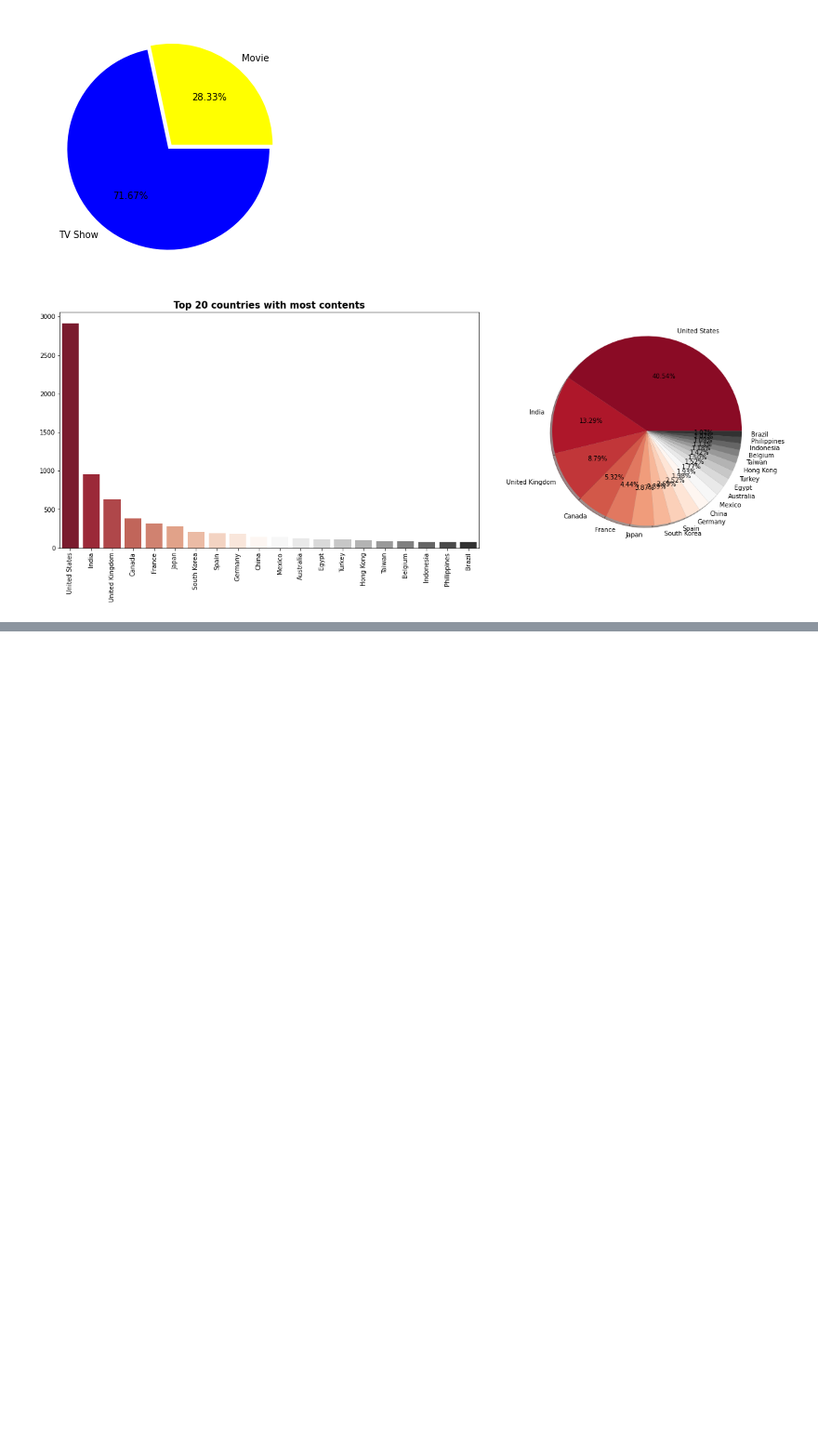
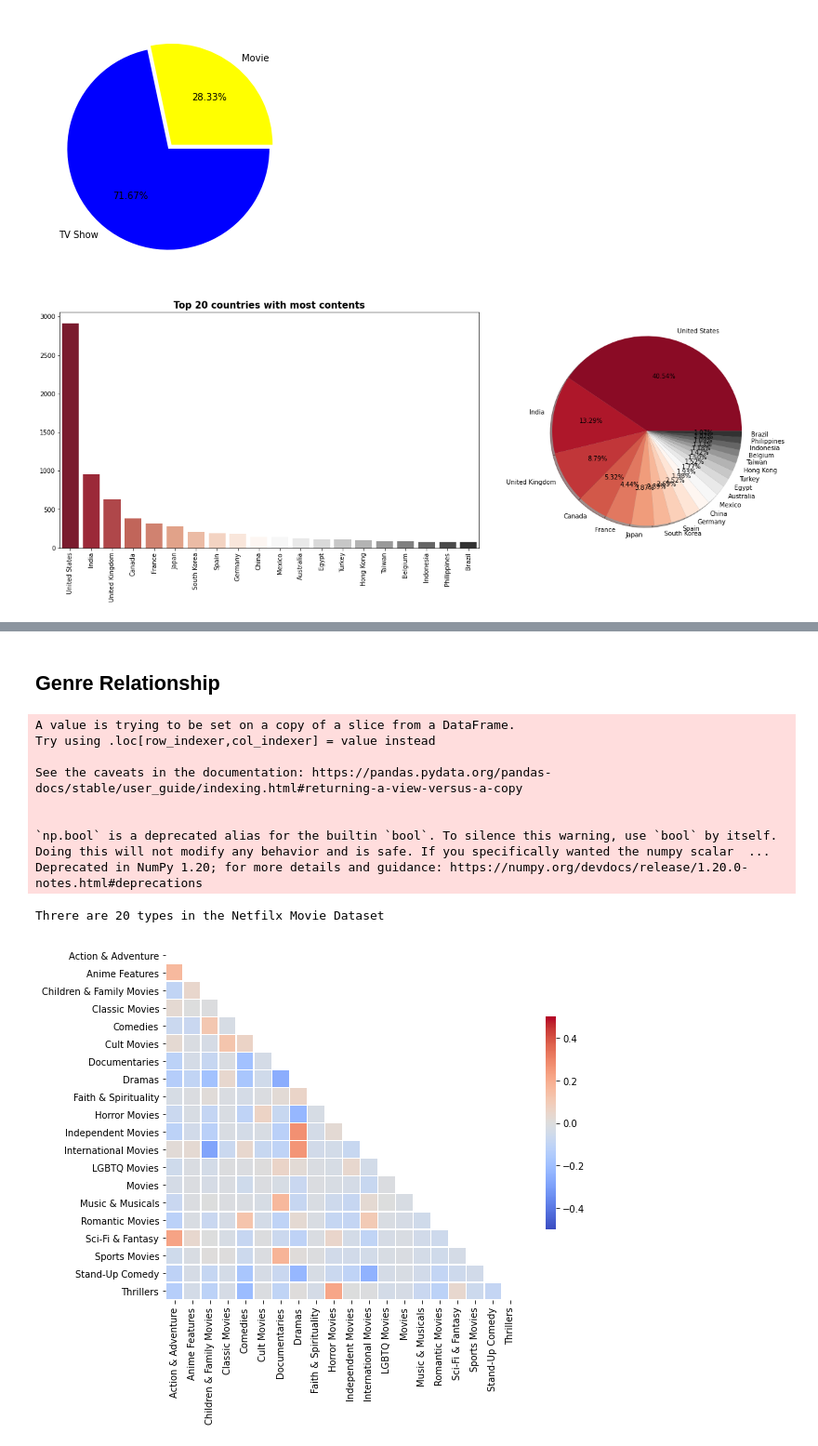
Before and after one commit to JDhyeok/data-science-starter, a Jupyter notebook: Netfilx/NetfilxVisualization.ipynb, the cells around one changed output, grey strips where cells are left out. Shown at 93% size. Cells and saved outputs as stored; diff of their text form; code cells hidden in the pictures; blank space fills up the shorter version.

Commit message:
chore: end of Netfilx visualization

```diff
--- a/Netfilx/NetfilxVisualization.ipynb
+++ b/Netfilx/NetfilxVisualization.ipynb
@@ -154,0 +156,33 @@ fig.show()
+# %% [markdown]
+## Genre Relationship
+# %%
+from sklearn.preprocessing import MultiLabelBinarizer
+
+def relation_heatmap(df, title):
+    df['genre'] = df['listed_in'].apply(lambda x : x.replace(' ,',',').replace(', ',',').split(','))
+    Types = []
+    for i in df['genre']: Types += i
+    Types = set(Types)
+    print("Threre are {} types in the Netfilx {} Dataset".format(len(Types),title))
+    test = df['genre']
+    mlb = MultiLabelBinarizer()
+    res = pd.DataFrame(mlb.fit_transform(test), columns=mlb.classes_, index=test.index)
+    corr = res.corr()
+    mask = np.zeros_like(corr, dtype=np.bool)
+    mask[np.triu_indices_from(mask)] = True
+    fig, ax = plt.subplots(figsize=(10, 7))
+    pl = sns.heatmap(corr, mask= mask, cmap="coolwarm",vmax=.5,vmin=-.5,center=0,square=True, linewidths=.7,cbar_kws={"shrink":0.6})
+    plt.show()
+# %%
+relation_heatmap(df_movies, 'Movie')
+# %% [output]
+A value is trying to be set on a copy of a slice from a DataFrame.
+Try using .loc[row_indexer,col_indexer] = value instead
+
+See the caveats in the documentation: https://pandas.pydata.org/pandas-docs/stable/user_guide/indexing.html#returning-a-view-versus-a-copy
+
+
+`np.bool` is a deprecated alias for the builtin `bool`. To silence this warning, use `bool` by itself. Doing this will not modify any behavior and is safe. If you specifically wanted the numpy scalar  ...
+Deprecated in NumPy 1.20; for more details and guidance: https://numpy.org/devdocs/release/1.20.0-notes.html#deprecations
+Threre are 20 types in the Netfilx Movie Dataset
+[figure, added]
```
Also changed, not shown: parts of 17 cells of this notebook.
